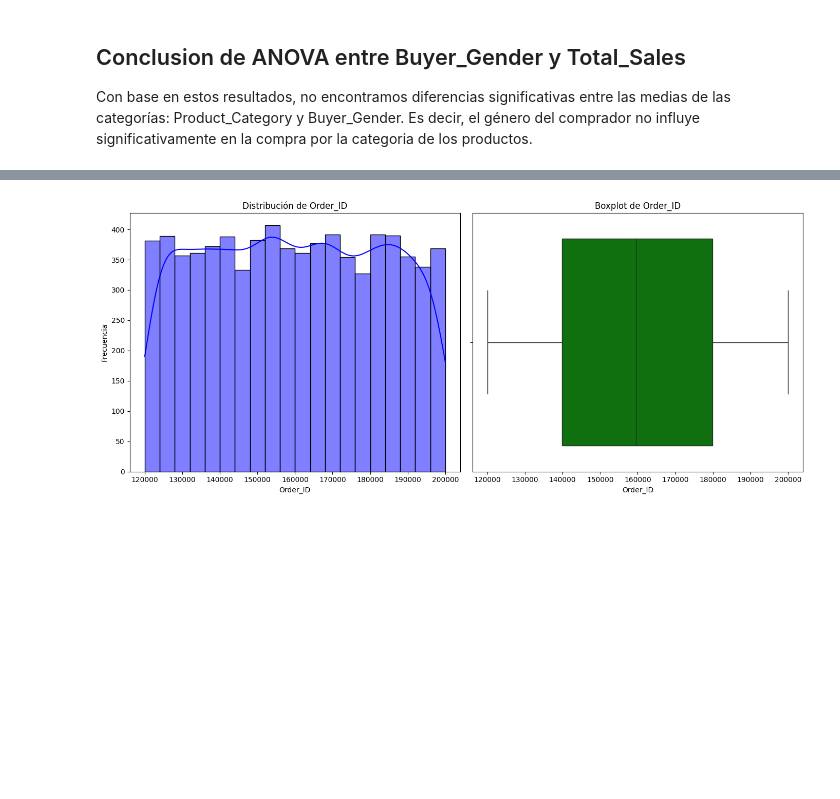
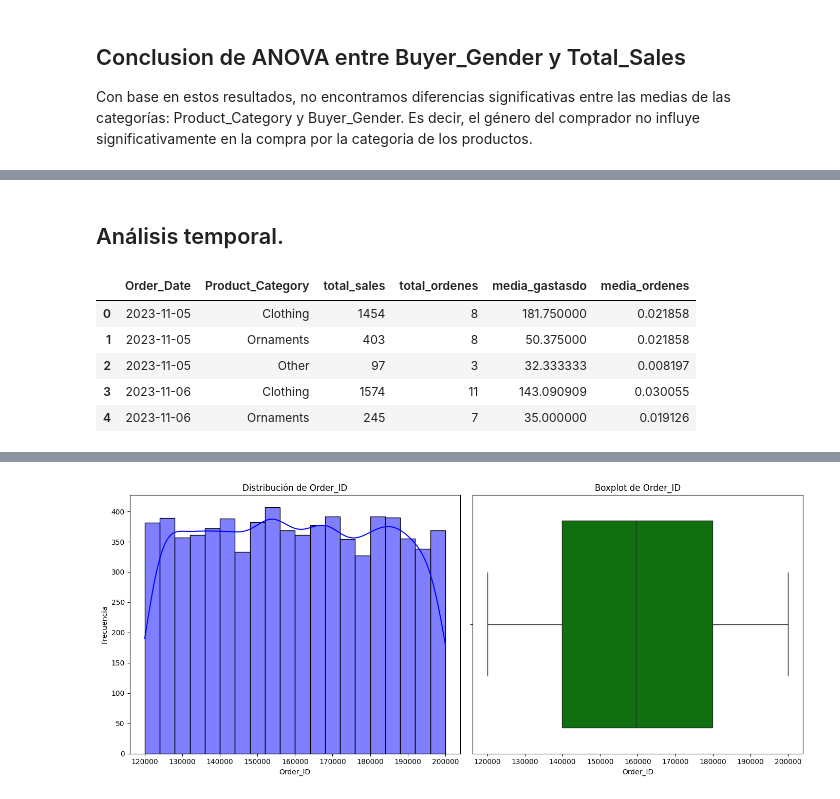
Before and after one commit to abdonrb/proyecto-ml, a Jupyter notebook: ML/notebooks/EDA.ipynb, the cells around one changed output, grey strips where cells are left out. Drawn from its saved outputs; the diff is of its cells as text; code cells hidden in the pictures; blank space fills up the shorter version.

```diff
--- a/ML/notebooks/EDA.ipynb
+++ b/ML/notebooks/EDA.ipynb
@@ -272,0 +308,19 @@ Con base en estos resultados, no encontramos diferencias significativas entre la
+# %% [markdown]
+## Análisis temporal.
+# %%
+df_grouped = df.groupby(["Order_Date", "Product_Category"]).agg(
+    total_sales=("Total_Sales", "sum"),
+    total_ordenes=("Order_ID", "count")
+).reset_index()
+
+df_grouped["media_gastasdo"] = df_grouped["total_sales"] / df_grouped["total_ordenes"]
+df_grouped["media_ordenes"] = df_grouped["total_ordenes"] / df_grouped["Order_Date"].nunique()
+
+df_grouped.head()
+# %% [output]
+|  | Order_Date | Product_Category | total_sales | total_ordenes | media_gastasdo | media_ordenes |
+| 0 | 2023-11-05 | Clothing | 1454 | 8 | 181.750000 | 0.021858 |
+| 1 | 2023-11-05 | Ornaments | 403 | 8 | 50.375000 | 0.021858 |
+| 2 | 2023-11-05 | Other | 97 | 3 | 32.333333 | 0.008197 |
+| 3 | 2023-11-06 | Clothing | 1574 | 11 | 143.090909 | 0.030055 |
+| 4 | 2023-11-06 | Ornaments | 245 | 7 | 35.000000 | 0.019126 |
```
Also changed, not shown: parts of 15 cells of this notebook, 12 other files.
